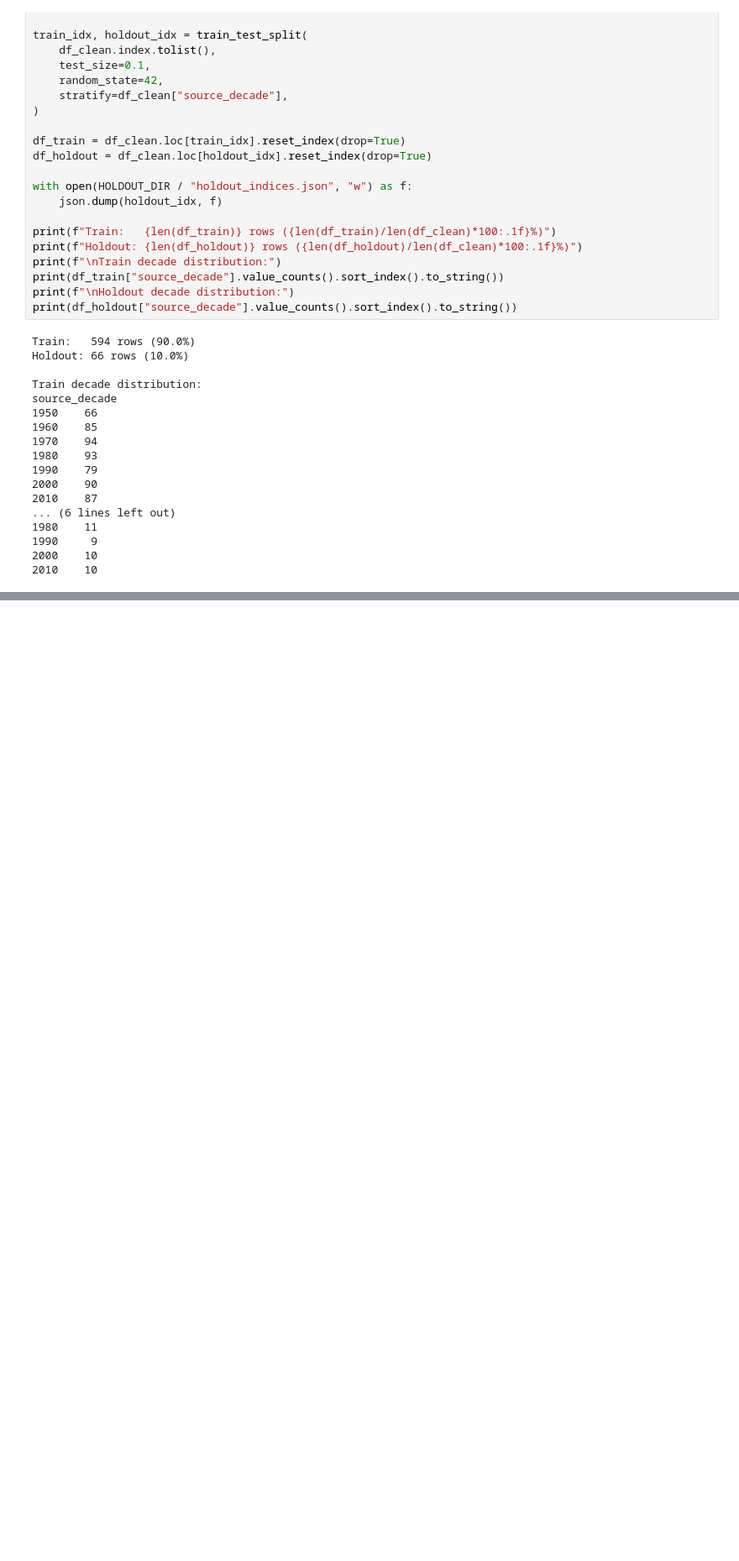
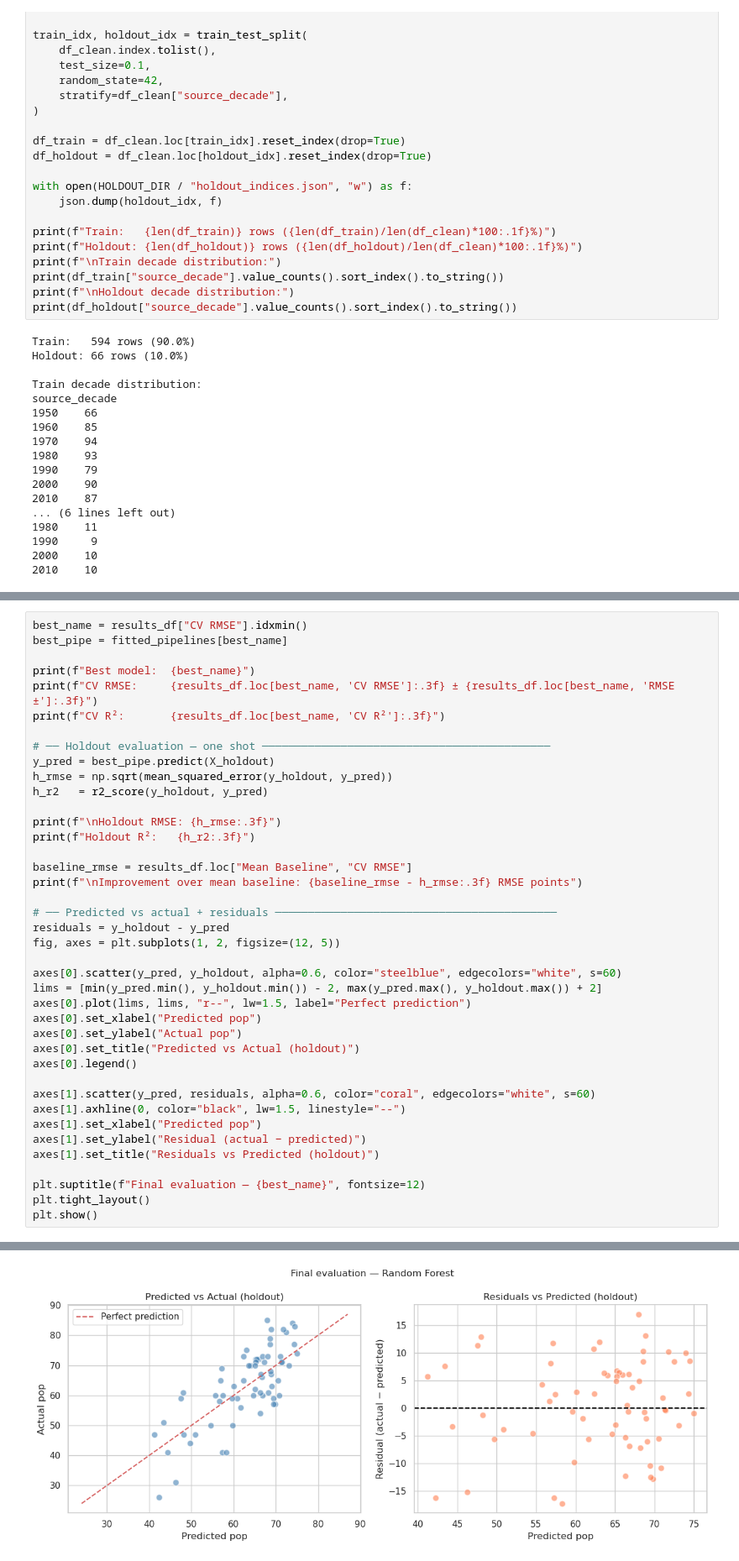
Before and after one commit to nathanorm/stats-notebook, a Jupyter notebook: notebooks/machine-learning/01-ml-tasks.ipynb, the cells around one changed output, grey strips where cells are left out. Shown at 84% size. Saved outputs shown, nothing was run; the diff lists cells and outputs as text; blank space fills up the shorter version.

```diff
--- a/notebooks/machine-learning/01-ml-tasks.ipynb
+++ b/notebooks/machine-learning/01-ml-tasks.ipynb
@@ -449,0 +600,41 @@ source_decade
+# %%
+best_name = results_df["CV RMSE"].idxmin()
+best_pipe = fitted_pipelines[best_name]
+
+print(f"Best model:  {best_name}")
+print(f"CV RMSE:     {results_df.loc[best_name, 'CV RMSE']:.3f} ± {results_df.loc[best_name, 'RMSE ±']:.3f}")
+print(f"CV R²:       {results_df.loc[best_name, 'CV R²']:.3f}")
+
+# ── Holdout evaluation — one shot ────────────────────────────────────────────
+y_pred = best_pipe.predict(X_holdout)
+h_rmse = np.sqrt(mean_squared_error(y_holdout, y_pred))
+h_r2   = r2_score(y_holdout, y_pred)
+
+print(f"\nHoldout RMSE: {h_rmse:.3f}")
+print(f"Holdout R²:   {h_r2:.3f}")
+
+baseline_rmse = results_df.loc["Mean Baseline", "CV RMSE"]
+print(f"\nImprovement over mean baseline: {baseline_rmse - h_rmse:.3f} RMSE points")
+
+# ── Predicted vs actual + residuals ───────────────────────────────────────────
+residuals = y_holdout - y_pred
+fig, axes = plt.subplots(1, 2, figsize=(12, 5))
+
+axes[0].scatter(y_pred, y_holdout, alpha=0.6, color="steelblue", edgecolors="white", s=60)
+lims = [min(y_pred.min(), y_holdout.min()) - 2, max(y_pred.max(), y_holdout.max()) + 2]
+axes[0].plot(lims, lims, "r--", lw=1.5, label="Perfect prediction")
+axes[0].set_xlabel("Predicted pop")
+axes[0].set_ylabel("Actual pop")
+axes[0].set_title("Predicted vs Actual (holdout)")
+axes[0].legend()
+
+axes[1].scatter(y_pred, residuals, alpha=0.6, color="coral", edgecolors="white", s=60)
+axes[1].axhline(0, color="black", lw=1.5, linestyle="--")
+axes[1].set_xlabel("Predicted pop")
+axes[1].set_ylabel("Residual (actual − predicted)")
+axes[1].set_title("Residuals vs Predicted (holdout)")
+
+plt.suptitle(f"Final evaluation — {best_name}", fontsize=12)
+plt.tight_layout()
+plt.show()
+# %% [output]
@@ -449,0 +649 @@ source_decade
+[figure, added]
```
Also changed, not shown: parts of 9 cells of this notebook.
